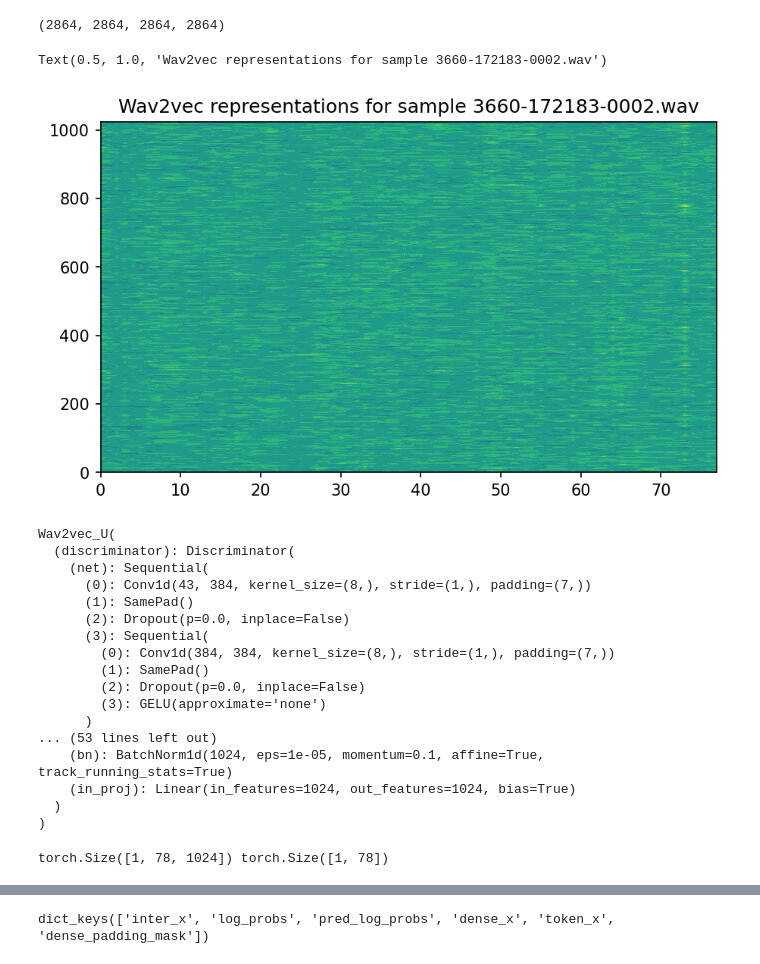
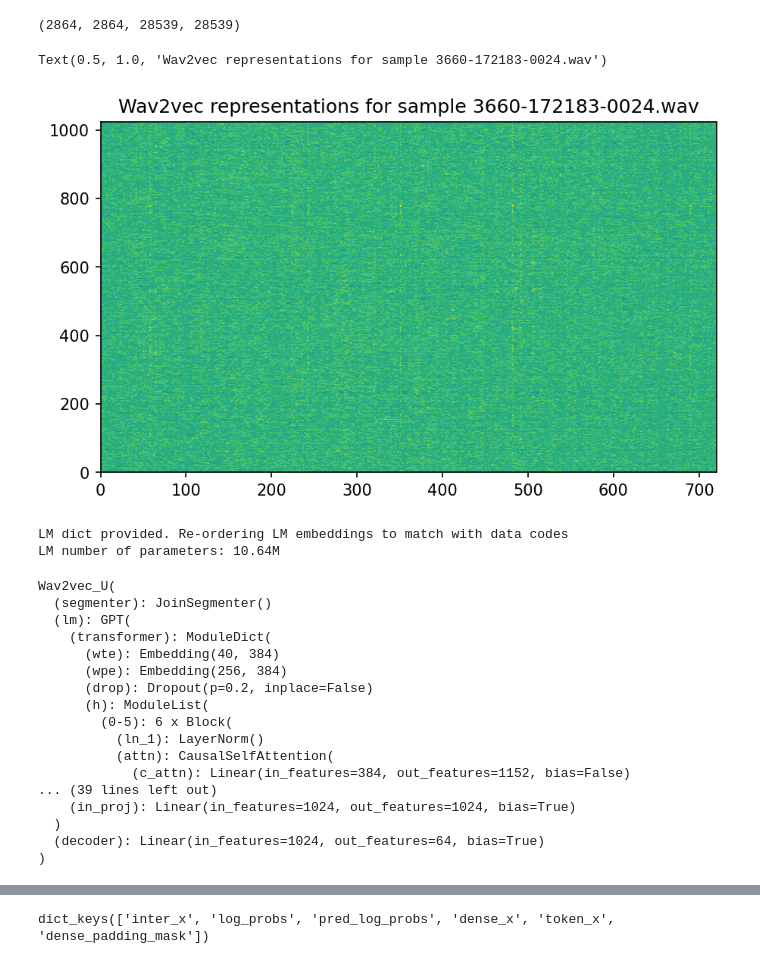
Before and after one commit to tiagoCuervo/fairseq, a Jupyter notebook: examples/wav2vec/unsupervised/visualization.ipynb, the cells around one changed output, grey strips where cells are left out. Cells and saved outputs as stored; diff of their text form; code cells hidden in the pictures.

```diff
--- a/examples/wav2vec/unsupervised/visualization.ipynb
+++ b/examples/wav2vec/unsupervised/visualization.ipynb
@@ -0,0 +47,4 @@
+# %%
+with open("/home/santiago.cuervo/data/fairseqProcessed/LibriSpeech-no-silence/train.lengths", "r") as f:
+    seq_lens = f.readlines()
+seq_lens = [int(l) for l in seq_lens]
@@ -0,0 +61,7 @@
+# %%
+with open("/home/santiago.cuervo/data/fairseqProcessed/LibriSpeech-no-silence/train.km", "r") as t_f:
+    train_clusters = [torch.LongTensor(list(map(int,seg.strip().split()))) for seg in t_f]
+# %%
+with open("/home/santiago.cuervo/data/fairseqProcessed/LibriSpeech-no-silence/train.kmi", "w") as t_f:
+    for l in train_clusters:
+        t_f.write(" ".join(map(str, l.tolist())) + "\n")
@@ -22,3 +114,13 @@ with open("/home/santiago.cuervo/data/fairseqProcessed/LibriSpeech-no-silence/va
 with open("/home/santiago.cuervo/data/fairseqProcessed/LibriSpeech-no-silence/valid.lengths", "r") as f:
     seq_lens = f.readlines()
 seq_lens = [int(l) for l in seq_lens]
+# %%
+import pandas as pd
+import seaborn as sns
+
+with open("/home/santiago.cuervo/data/fairseqProcessed/LibriSpeech-no-silence/train.lengths", "r") as f:
+    seq_lens = f.readlines()
+seq_lens = [int(l) for l in seq_lens]
+print(max(seq_lens))
+
+pd.DataFrame(seq_lens).describe()
@@ -27,48 +142,46 @@ dataset = np.split(val_feats, np.cumsum(seq_lens)[:-1])
 # %%
 len(audio_ids), len(phone_transcripts), len(seq_lens), len(dataset)
 # %% [output]
-(2864, 2864, 2864, 2864)
+(2864, 2864, 28539, 28539)
 # %%
-sample_idx = 11
+sample_idx = 1
 x = np.arange(0, seq_lens[sample_idx])
 y = np.arange(0, val_feats.shape[1])
 X, Y = np.meshgrid(x, y)
 Z = dataset[sample_idx].T
 Z = Z / np.sqrt((Z**2).sum(1, keepdims=True))
 
 plt.figure(figsize=(7, 4), dpi=150)
 plt.contourf(X, Y, Z, 10)
 plt.title(f"Wav2vec representations for sample {audio_ids[sample_idx]}")
 # %% [output]
-Text(0.5, 1.0, 'Wav2vec representations for sample 3660-172183-0002.wav')
+Text(0.5, 1.0, 'Wav2vec representations for sample 3660-172183-0024.wav')
-[figure, old version]
+[figure, new version]
 # %%
-cp = '/home/santiago.cuervo/ssl/mywav2vec/multirun/2023-01-15/10-22-32/0/checkpoint_last.pt'
+cp = '/multirun/2023-04-27/06-48-15/0/w2v-indy-phn_en-phn_en_2023-04-27_06:48:00_1/checkpoint_last.pt'
+# cp = '/home/santiago.cuervo/multirun/2023-04-21/12-39-26/0/w2v-indy-phn_en-phn_en_2023-04-21_12:39:04/checkpoint_last.pt'
+# cp = '/home/santiago.cuervo/multirun/2023-03-29/20-23-26/0/w2v-indy-phn_en-phn_en_2023-03-29_20:22:27/checkpoint_last.pt'
 
 model, cfg, task = fairseq.checkpoint_utils.load_model_ensemble_and_task([cp])
 model = model[0]
 model.eval()
 # %% [output]
-Wav2vec_U(
-  (discriminator): Discriminator(
-    (net): Sequential(
-      (0): Conv1d(43, 384, kernel_size=(8,), stride=(1,), padding=(7,))
-      (1): SamePad()
-      (2): Dropout(p=0.0, inplace=False)
-      (3): Sequential(
-        (0): Conv1d(384, 384, kernel_size=(8,), stride=(1,), padding=(7,))
-        (1): SamePad()
-        (2): Dropout(p=0.0, inplace=False)
-        (3): GELU(approximate='none')
-      )
-... (53 lines left out)
-    (bn): BatchNorm1d(1024, eps=1e-05, momentum=0.1, affine=True, track_running_stats=True)
-    (in_proj): Linear(in_features=1024, out_features=1024, bias=True)
-  )
-)
+LM dict provided. Re-ordering LM embeddings to match with data codes
+LM number of parameters: 10.64M
+Wav2vec_U(
+  (segmenter): JoinSegmenter()
+  (lm): GPT(
+    (transformer): ModuleDict(
+      (wte): Embedding(40, 384)
+      (wpe): Embedding(256, 384)
+      (drop): Dropout(p=0.2, inplace=False)
+      (h): ModuleList(
+        (0-5): 6 x Block(
+          (ln_1): LayerNorm()
+          (attn): CausalSelfAttention(
+            (c_attn): Linear(in_features=384, out_features=1152, bias=False)
+... (39 lines left out)
+    (in_proj): Linear(in_features=1024, out_features=1024, bias=True)
+  )
+  (decoder): Linear(in_features=1024, out_features=64, bias=True)
+)
-# %%
-x = torch.FloatTensor(dataset[sample_idx]).unsqueeze(0)
-padding_mask = torch.zeros(x.size(0), x.size(1)).bool()
-print(x.size(), padding_mask.size())
-# %% [output]
-torch.Size([1, 78, 1024]) torch.Size([1, 78])
```
Also changed, not shown: parts of 53 cells of this notebook, 14 other files.
